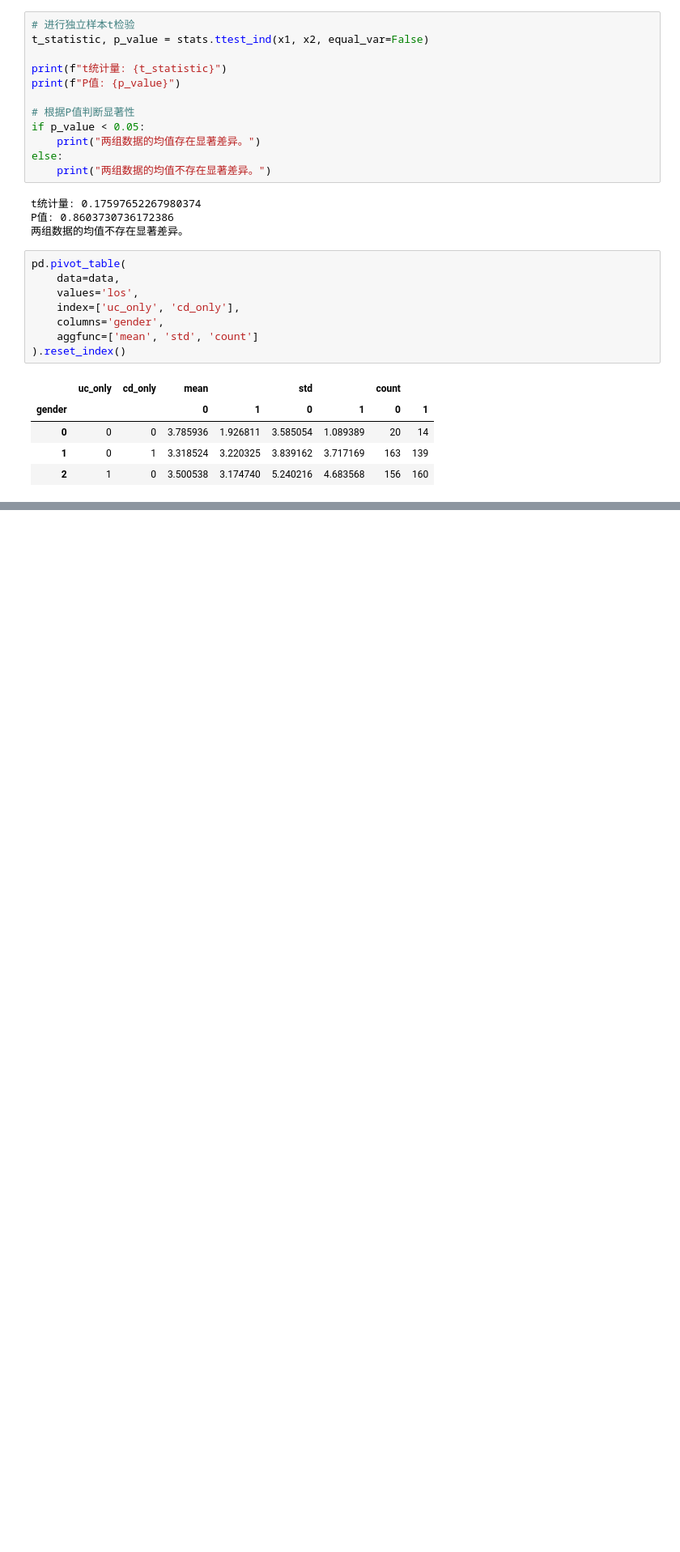
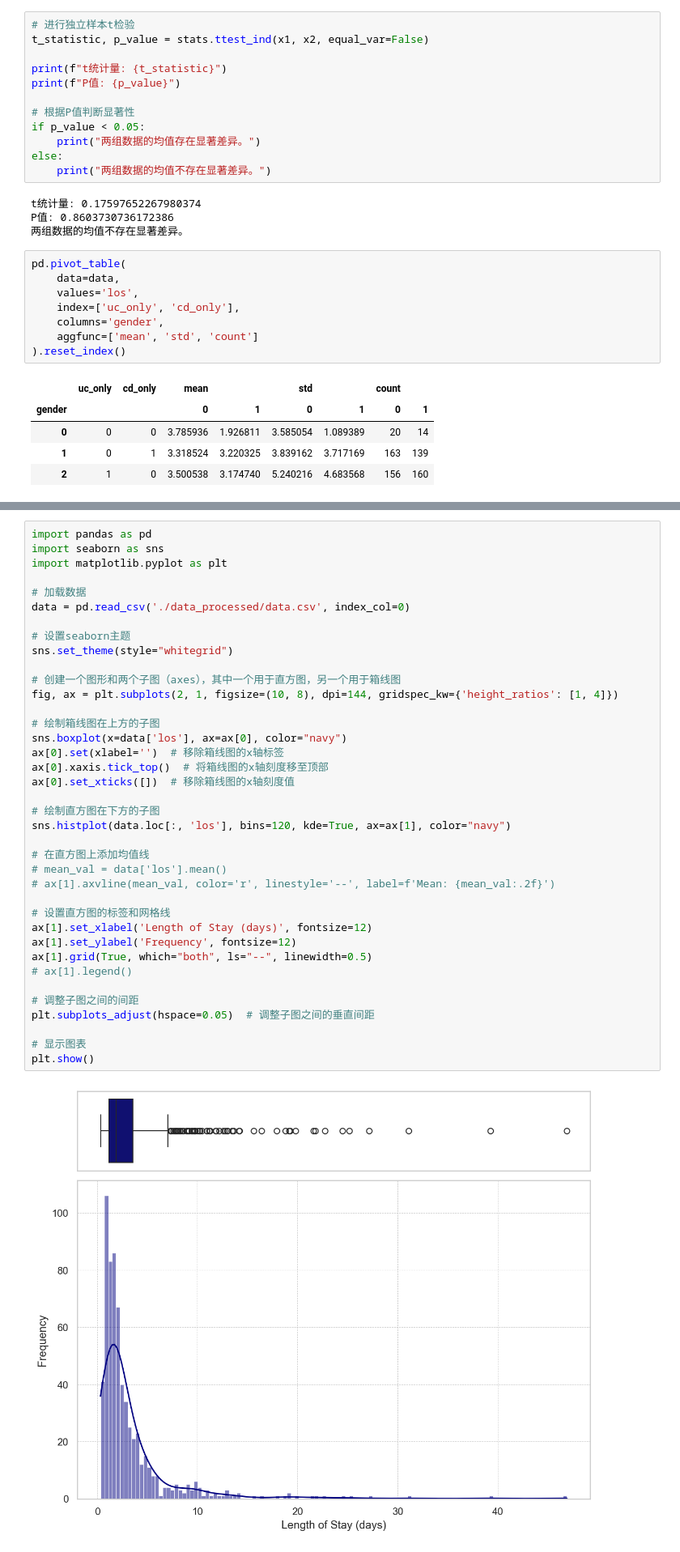
Before and after one commit to sitdownkevin/IBD-EDA, a Jupyter notebook: aes/aes_2024_statistics.ipynb, the cells around one changed output, grey strips where cells are left out. Shown at 81% size. Saved outputs shown, nothing was run; the diff lists cells and outputs as text; blank space fills up the shorter version.

```diff
--- a/aes/aes_2024_statistics.ipynb
+++ b/aes/aes_2024_statistics.ipynb
@@ -111,0 +136,40 @@ pd.pivot_table(
+# %%
+import pandas as pd
+import seaborn as sns
+import matplotlib.pyplot as plt
+
+# 加载数据
+data = pd.read_csv('./data_processed/data.csv', index_col=0)
+
+# 设置seaborn主题
+sns.set_theme(style="whitegrid")
+
+# 创建一个图形和两个子图（axes），其中一个用于直方图，另一个用于箱线图
+fig, ax = plt.subplots(2, 1, figsize=(10, 8), dpi=144, gridspec_kw={'height_ratios': [1, 4]})
+
+# 绘制箱线图在上方的子图
+sns.boxplot(x=data['los'], ax=ax[0], color="navy")
+ax[0].set(xlabel='')  # 移除箱线图的x轴标签
+ax[0].xaxis.tick_top()  # 将箱线图的x轴刻度移至顶部
+ax[0].set_xticks([])  # 移除箱线图的x轴刻度值
+
+# 绘制直方图在下方的子图
+sns.histplot(data.loc[:, 'los'], bins=120, kde=True, ax=ax[1], color="navy")
+
+# 在直方图上添加均值线
+# mean_val = data['los'].mean()
+# ax[1].axvline(mean_val, color='r', linestyle='--', label=f'Mean: {mean_val:.2f}')
+
+# 设置直方图的标签和网格线
+ax[1].set_xlabel('Length of Stay (days)', fontsize=12)
+ax[1].set_ylabel('Frequency', fontsize=12)
+ax[1].grid(True, which="both", ls="--", linewidth=0.5)
+# ax[1].legend()
+
+# 调整子图之间的间距
+plt.subplots_adjust(hspace=0.05)  # 调整子图之间的垂直间距
+
+# 显示图表
+plt.show()
+# %% [output]
+[figure, added]
```
Also changed, not shown: parts of 5 cells of this notebook, 3 other files.
